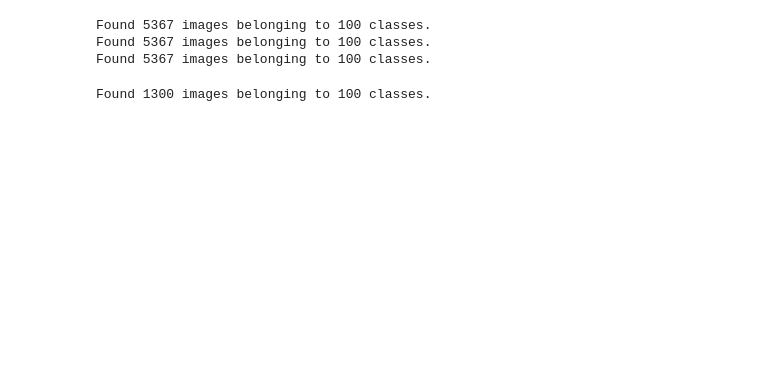
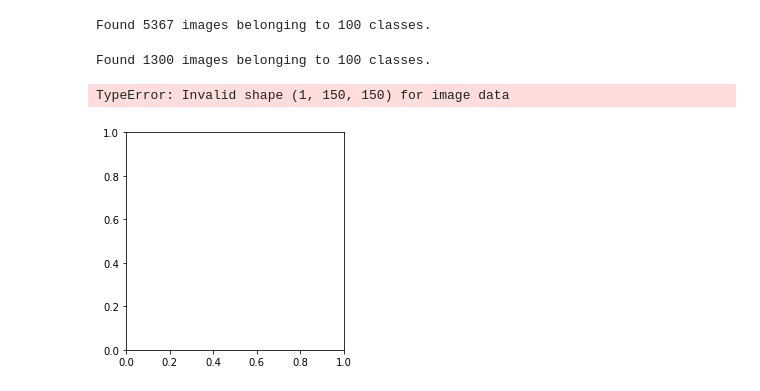
Before and after one commit to Lan2u/AircraftClassifier, a Jupyter notebook: classify_images_new.ipynb, the cells around one changed output. Cells and saved outputs as stored; diff of their text form; code cells hidden in the pictures; blank space fills up the shorter version.

```diff
--- a/classify_images_new.ipynb
+++ b/classify_images_new.ipynb
@@ -19,8 +19,8 @@ TRAINING_DIR = "training_data/training"
 
 VALIDATION_DIR = "training_data/validation"
 
-batch_size = 128
-epochs = 15
+batch_size = 32
+epochs = 5
 IMG_HEIGHT = 150
 IMG_WIDTH = 150
 # %%
@@ -28,7 +28,7 @@ IMG_WIDTH = 150
 
 # validation_image_generator = ImageDataGenerator(rescale=1./255)
 
-train_image_generator = ImageDataGenerator(rescale=1./1024)
+train_image_generator = ImageDataGenerator(rescale=1./255)
 
-validation_image_generator = ImageDataGenerator(rescale=1./1024)
+validation_image_generator = ImageDataGenerator(rescale=1./25)
 # %%
@@ -48,25 +48,25 @@ train_image_generator_rot_aug = ImageDataGenerator(
 # %%
-train_data_gen = train_image_generator.flow_from_directory(batch_size=batch_size,
+train_data_gen_batches = train_image_generator.flow_from_directory(batch_size=batch_size,
                                                            directory=TRAINING_DIR,
                                                            shuffle=True,
                                                            target_size=(IMG_HEIGHT, IMG_WIDTH),
-                                                           class_mode='binary')
+                                                           color_mode="grayscale",
+                                                           class_mode='categorical',
+                                                           )
 
-train_image_generator_all_aug = train_image_generator.flow_from_directory(batch_size=batch_size,
-                                                           directory=TRAINING_DIR,
-                                                           shuffle=True,
-                                                           target_size=(IMG_HEIGHT, IMG_WIDTH),
-                                                           class_mode='binary')
+# train_image_generator_all_aug = train_image_generator.flow_from_directory(batch_size=batch_size,
+#                                                            directory=TRAINING_DIR,
+#                                                            shuffle=True,
+#                                                            target_size=(IMG_HEIGHT, IMG_WIDTH),
+#                                                            class_mode='binary')
 
-train_image_generator_rot_aug = train_image_generator.flow_from_directory(batch_size=batch_size,
-                                                           directory=TRAINING_DIR,
-                                                           shuffle=True,
-                                                           target_size=(IMG_HEIGHT, IMG_WIDTH),
-                                                           class_mode='binary')
+# train_image_generator_rot_aug = train_image_generator.flow_from_directory(batch_size=batch_size,
+#                                                            directory=TRAINING_DIR,
+#                                                            shuffle=True,
+#                                                            target_size=(IMG_HEIGHT, IMG_WIDTH),
+#                                                            class_mode='binary')
 # %% [output]
 Found 5367 images belonging to 100 classes.
-Found 5367 images belonging to 100 classes.
-Found 5367 images belonging to 100 classes.
 # %%
 val_data_gen = validation_image_generator.flow_from_directory(batch_size=batch_size,
                                                               directory=VALIDATION_DIR,
@@ -88,0 +90,10 @@ model = Sequential([
+# %%
+x_batch, y_batch = next(train_data_gen_batches)
+
+for i in range (0, batch_size):
+    image = x_batch[i]
+    plt.imshow(image.transpose(2,1,0))
+    plt.show()
+# %% [output]
+TypeError: Invalid shape (1, 150, 150) for image data
+[figure, added]
```
Also changed, not shown: parts of 12 cells of this notebook, 1 other file.
